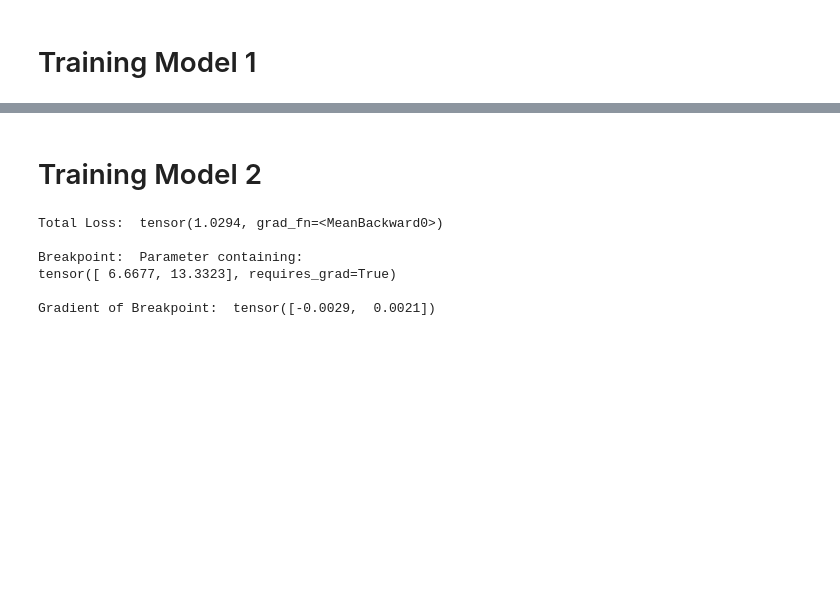
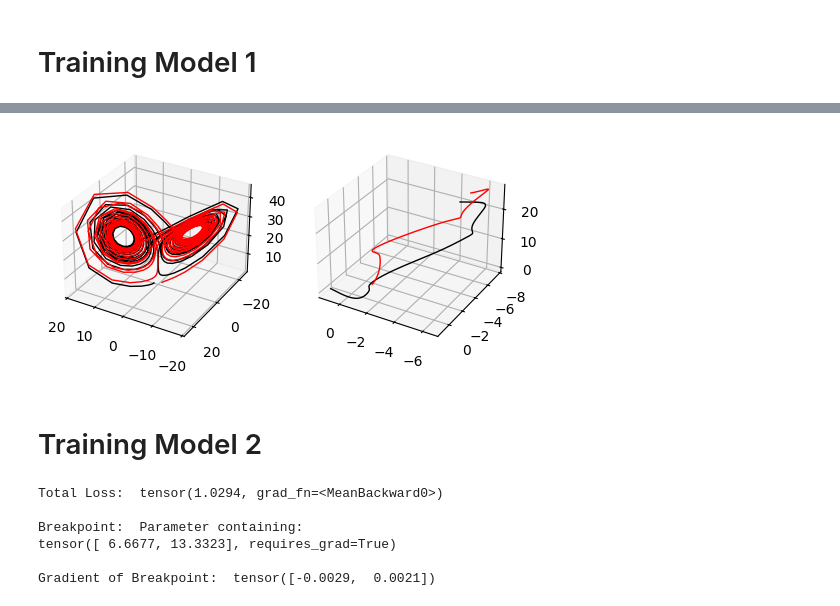
Before and after one commit to JPROSS18/JackRoss-PhD-Notes, a Jupyter notebook: LearningNonAuto_Lorenz_v2.ipynb, the cells around one changed output, grey strips where cells are left out. Drawn from its saved outputs; the diff is of its cells as text; code cells hidden in the pictures; blank space fills up the shorter version.

```diff
--- a/LearningNonAuto_Lorenz_v2.ipynb
+++ b/LearningNonAuto_Lorenz_v2.ipynb
@@ -285,3 +406,34 @@ NameError: name 'plt' is not defined
+# %%
+node_data = odeint(model, data_tensor[0, :, 0].float(), t_eval_tensor, method='rk4', options={'step_size': dt})
+node_data1 = odeint(model, data_tensor[1, :, 0].float(), t_eval_tensor, method='rk4', options={'step_size': dt})
+
+
+#Plotting results
+fig = plt.figure(figsize=(6, 8))
+
+#First Plot
+ax1 = fig.add_subplot(1, 2, 1, projection='3d')
+ax1.plot(xs=training_data[0, 0, :], ys=training_data[0, 1, :], zs=training_data[0, 2, :], color = 'black', linewidth = 1 )
+ax1.plot(xs=training_data[1, 0, :], ys=training_data[1, 1, :], zs=training_data[1, 2, :], color = 'red', linewidth = 1 )
+
+#ax1.plot(xs=node_data[:, 0].detach().numpy(), ys=node_data[:, 1].detach().numpy(), zs=node_data[:, 2].detach().numpy(), color='red', linewidth=1)
+ax1.view_init(elev = 30, azim = 120)
+
+#Second Plot
+#ax2 = fig.add_subplot(1, 2, 2, projection='3d')
+
+ax2 = fig.add_subplot(1, 2, 2, projection='3d')
+ax2.plot(xs=node_data[:, 0].detach().numpy(), ys=node_data[:, 1].detach().numpy(), zs=node_data[:, 2].detach().numpy(),
+         color='black', linewidth=1)
+ax2.plot(xs=node_data1[:, 0].detach().numpy(), ys=node_data1[:, 1].detach().numpy(), zs=node_data1[:, 2].detach().numpy(),
+         color='red', linewidth=1)
+
+ax2.view_init(elev = 30, azim = 120)
+
+
+plt.show()
+# %% [output]
+[figure, added]
 # %% [markdown]
 # Training Model 2
 # %%
```
Also changed, not shown: parts of 20 cells of this notebook, 1 other file.
